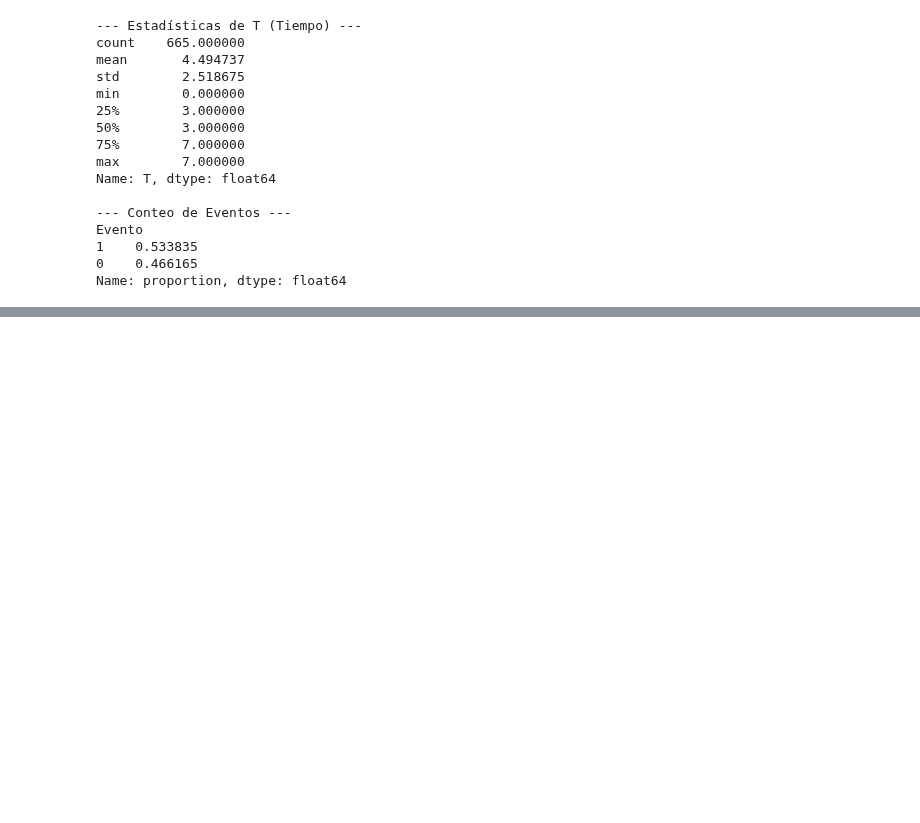
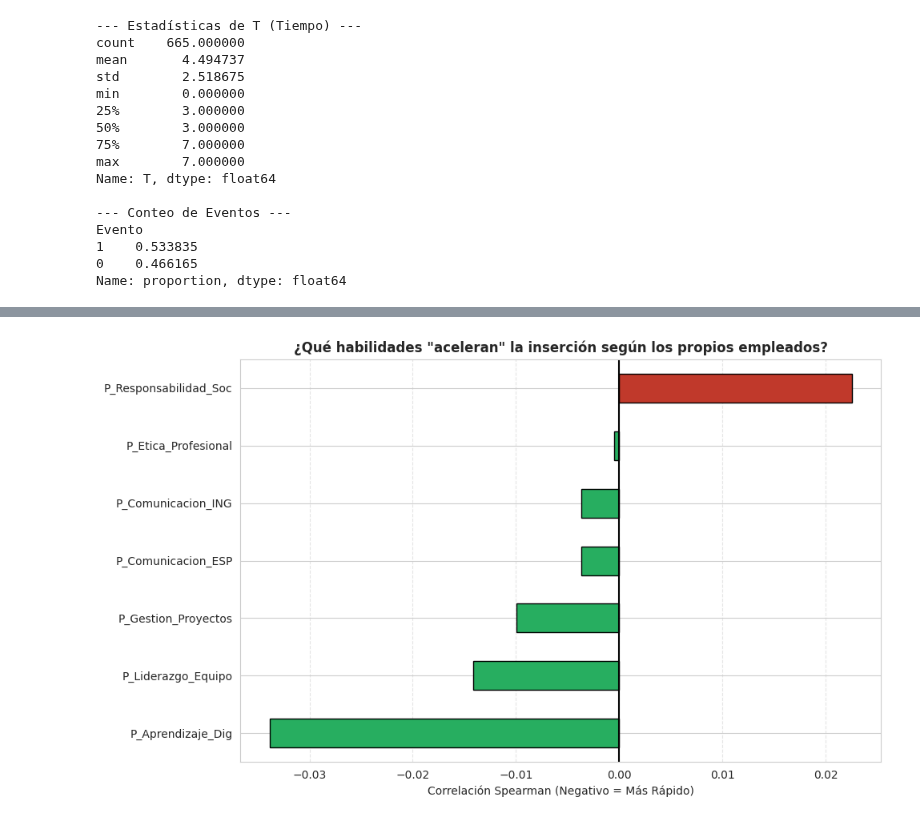
Before and after one commit to Pinkylml/TIC-v3, a Jupyter notebook: 02_Data_Understanding/02_analisis_descriptivo.ipynb, the cells around one changed output, grey strips where cells are left out. Saved outputs shown, nothing was run; the diff lists cells and outputs as text; code cells hidden in the pictures; blank space fills up the shorter version.

Commit message:
fase 2: data understanding reforsada

```diff
--- a/02_Data_Understanding/02_analisis_descriptivo.ipynb
+++ b/02_Data_Understanding/02_analisis_descriptivo.ipynb
@@ -1070,0 +878,93 @@ print(df_base[['Carrera_Raw', 'T', 'Evento', 'Texto_Relevantes_6_1']].head())
+# %%
+import pandas as pd
+import matplotlib.pyplot as plt
+import seaborn as sns
+# ==============================================================================
+# 1. CARGA Y MAPEO A 7 VARIABLES (Lógica Estricta)
+# ==============================================================================
+try:
+    # Cargar raw
+    df_julio_raw = pd.read_excel('../ENCUESTAS/Julio.xlsx')
+    df_dic_raw = pd.read_excel('../ENCUESTAS/Diembre.xlsx')
+    # Función auxiliar para binarizar (Sí/No -> 1/0)
+    def to_bin(series):
+        return series.astype(str).str.lower().apply(lambda x: 1 if 'sí' in x or 'si' in x else 0)
+    # --- A. PROCESAR JULIO (Cols 19-27) ---
+    # Orden Julio detectado: Gestion, Com(Shared), Lid, Equipo, Etica, Resp, Apren, Todas, Otro
+    cols_j = df_julio_raw.iloc[:, 19:28]
+
+    df_j_map = pd.DataFrame()
+    # 1. Comunicacion (Shared)
+    df_j_map['P_Comunicacion_ESP'] = to_bin(cols_j.iloc[:, 1])
+    df_j_map['P_Comunicacion_ING'] = to_bin(cols_j.iloc[:, 1]) # La misma para ING
+    # 2. Etica
+    df_j_map['P_Etica_Profesional'] = to_bin(cols_j.iloc[:, 4])
+    # 3. Liderazgo y Equipo (Promedio)
+    j_lid = to_bin(cols_j.iloc[:, 2])
+    j_equipo = to_bin(cols_j.iloc[:, 3])
+    df_j_map['P_Liderazgo_Equipo'] = (j_lid + j_equipo) / 2
+    # 4. Responsabilidad Social
+    df_j_map['P_Responsabilidad_Soc'] = to_bin(cols_j.iloc[:, 5])
+    # 5. Gestion Proyectos
+    df_j_map['P_Gestion_Proyectos'] = to_bin(cols_j.iloc[:, 0])
+    # 6. Aprendizaje (Digital)
+    df_j_map['P_Aprendizaje_Dig'] = to_bin(cols_j.iloc[:, 6])
+    # --- B. PROCESAR DICIEMBRE (Cols 20-27) ---
+    # Orden Diciembre detectado en Q4: Gestion, Com, Lid, Equipo, Etica, Resp, Apren...
+    # Aunque la tabla de origen indica diferencias en Q3(Nivel), en Q4(Ayuda) la estructura es idéntica a Julio.
+    cols_d = df_dic_raw.iloc[:, 20:28]
+
+    df_d_map = pd.DataFrame()
+    # 1. Comunicacion (Shared en Q4 también, solo hay 1 col de Com)
+    df_d_map['P_Comunicacion_ESP'] = to_bin(cols_d.iloc[:, 1])
+    df_d_map['P_Comunicacion_ING'] = to_bin(cols_d.iloc[:, 1])
+    # 2. Etica
+    df_d_map['P_Etica_Profesional'] = to_bin(cols_d.iloc[:, 4])
+    # 3. Liderazgo y Equipo (Promedio)
+    d_lid = to_bin(cols_d.iloc[:, 2])
+    d_equipo = to_bin(cols_d.iloc[:, 3])
+    df_d_map['P_Liderazgo_Equipo'] = (d_lid + d_equipo) / 2
+    # 4. Responsabilidad Social
+    df_d_map['P_Responsabilidad_Soc'] = to_bin(cols_d.iloc[:, 5])
+    # 5. Gestion Proyectos
+    df_d_map['P_Gestion_Proyectos'] = to_bin(cols_d.iloc[:, 0])
+    # 6. Aprendizaje
+    df_d_map['P_Aprendizaje_Dig'] = to_bin(cols_d.iloc[:, 6])
+    # Unir Todo
+    df_perceived = pd.concat([df_j_map, df_d_map], ignore_index=True)
+
+    # Recortar/Alinear con Dataset Principal
+    df_perceived = df_perceived.iloc[:len(df_final)]
+
+    # Unir para análisis
+    df_analysis = pd.concat([df_final, df_perceived], axis=1)
+except Exception as e:
+    print(f"Error procesando encuestas: {e}")
+    df_analysis = df_final.copy()
+# ==============================================================================
+# 2. CORRELACIÓN (SOLO EMPLEADOS)
+# ==============================================================================
+# Filtramos Evento=1
+df_employed = df_analysis[df_analysis['Evento'] == 1].copy()
+# Lista de las 7 variables de percepción (P_)
+cols_7 = [
+    'P_Comunicacion_ESP', 'P_Comunicacion_ING', 'P_Etica_Profesional',
+    'P_Liderazgo_Equipo', 'P_Responsabilidad_Soc', 'P_Gestion_Proyectos',
+    'P_Aprendizaje_Dig'
+]
+print("-" * 50)
+print("CORRELACIÓN DE ATRIBUCIÓN (SOLO EMPLEADOS)")
+print("-" * 50)
+corr_p = df_employed[cols_7 + ['T']].corr(method='spearman')['T'].drop('T').sort_values()
+print(corr_p)
+# Visualización
+plt.figure(figsize=(10, 6))
+colors = ['#27ae60' if x < 0 else '#c0392b' for x in corr_p.values]
+corr_p.plot(kind='barh', color=colors, edgecolor='black')
+plt.title('¿Qué habilidades "aceleran" la inserción según los propios empleados?', fontweight='bold')
+plt.xlabel('Correlación Spearman (Negativo = Más Rápido)')
+plt.axvline(0, color='k')
+plt.grid(axis='x', linestyle='--', alpha=0.5)
+plt.tight_layout()
+plt.show()
+# %% [output]
@@ -1070,0 +982 @@ print(df_base[['Carrera_Raw', 'T', 'Evento', 'Texto_Relevantes_6_1']].head())
+[figure, added]
```
Also changed, not shown: parts of 9 cells of this notebook, 3 other files.
